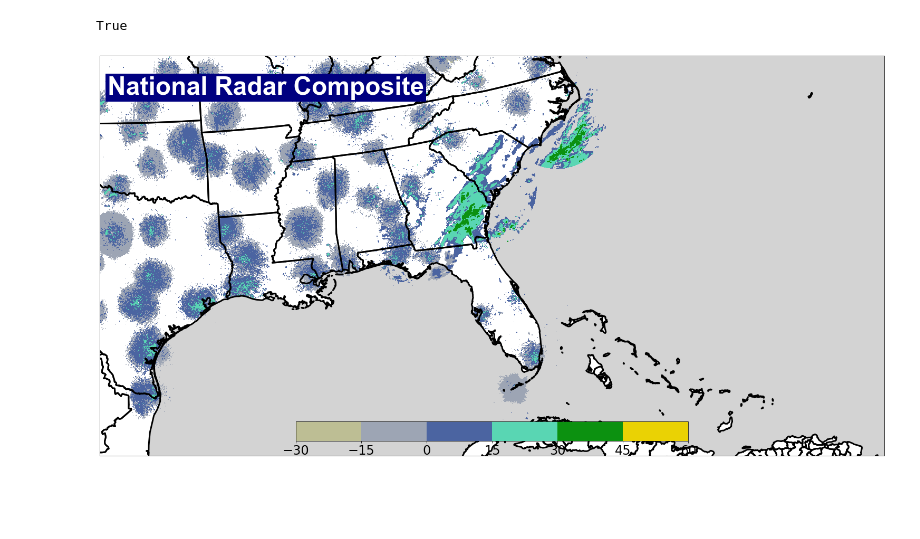
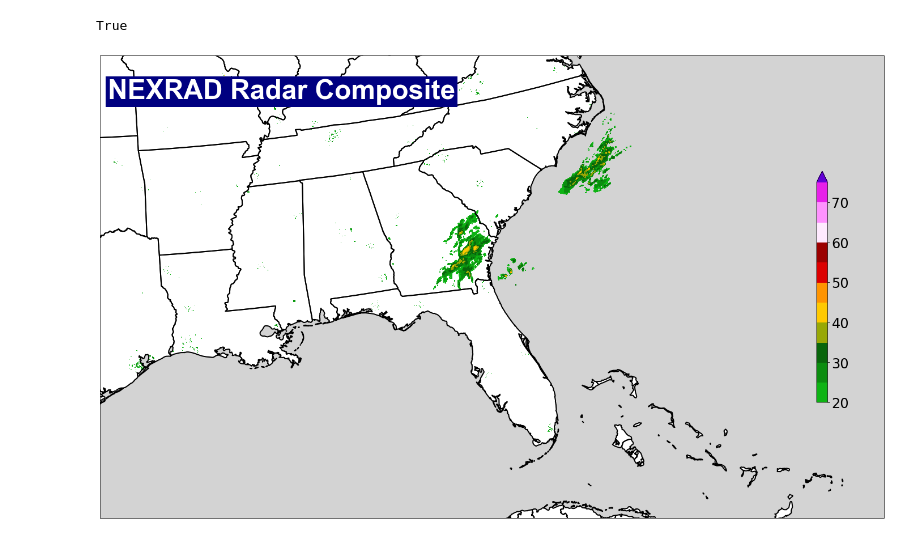
Before and after one commit to frontogenesis/metpy, a Jupyter notebook: notebooks/radar/Radar_National_Composite.ipynb, the cells around one changed output. Saved outputs shown, nothing was run; the diff lists cells and outputs as text; code cells hidden in the pictures; blank space fills up the shorter version.

Commit message:
Add reflectivity storm colortable

```diff
--- a/notebooks/radar/Radar_National_Composite.ipynb
+++ b/notebooks/radar/Radar_National_Composite.ipynb
@@ -56,25 +56,26 @@ True
 # %%
 fig = plt.figure(figsize=(1920/72, 1080/72))
 ax = fig.add_subplot(1, 1, 1, projection=plot_proj)
-ax.set_extent((-89, -75, 23, 37), crs=ccrs.PlateCarree())
+ax.set_extent((-89, -75, 24, 37), crs=ccrs.PlateCarree())
 
 # Add state lines, coastlines, map extent
 ax.add_feature(cfeature.OCEAN.with_scale('10m'), color='lightgray')
 ax.add_feature(cfeature.COASTLINE.with_scale('10m'), linewidth=0.75)
-ax.add_feature(cfeature.STATES.with_scale('10m'), linewidth=3.00)
+ax.add_feature(cfeature.STATES.with_scale('10m'), linewidth=2)
 ax.set_adjustable('datalim')
 
 # Display Banner
-plt.text(0.01, 0.95, s='National Radar Composite',
+plt.text(0.01, 0.95, s='NEXRAD Radar Composite',
          fontname='Arial', fontsize=48, fontweight='bold', color='white',
          bbox={'facecolor': 'navy', 'alpha': 1.0, 'edgecolor': 'none'},
          transform=ax.transAxes, zorder=10, va='top')
 
-norm, cmap = ctables.registry.get_with_range('NWSStormClearReflectivity', -30, 100)
+norm, cmap = ctables.registry.get_with_steps('NWSStormClearReflectivity', 20, 5)
 
-contour = ax.contourf(ds.metpy.x, ds.metpy.y, ds, cmap=cmap, norm=norm, transform=plot_proj)
+contour = ax.contourf(ds.metpy.x, ds.metpy.y, ds, np.arange(20, 80, 5),
+                      cmap=cmap, norm=Normalize(-30, 80), extend='max', transform=plot_proj)
 
-cbar = plt.colorbar(contour, orientation='horizontal', pad=-0.08, shrink=0.5,)
+cbar = plt.colorbar(contour, orientation='vertical', pad=-0.08, shrink=0.5)
 cbar.ax.tick_params(labelsize='24')
 # %% [output]
-[figure, old version]
+[figure, new version]
```
Also changed, not shown: 1 other file.
